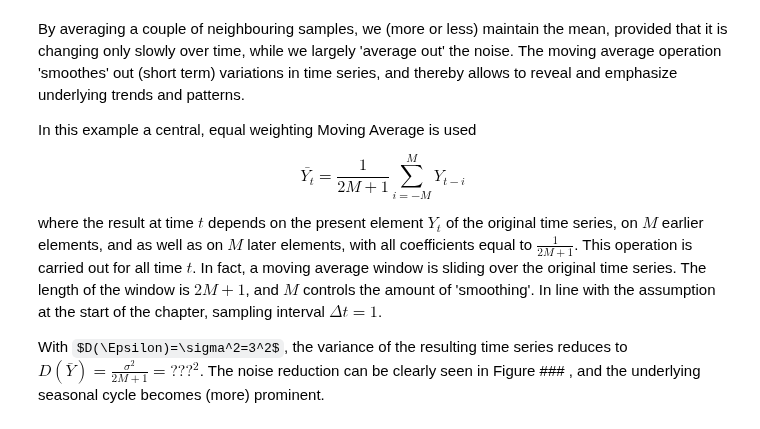
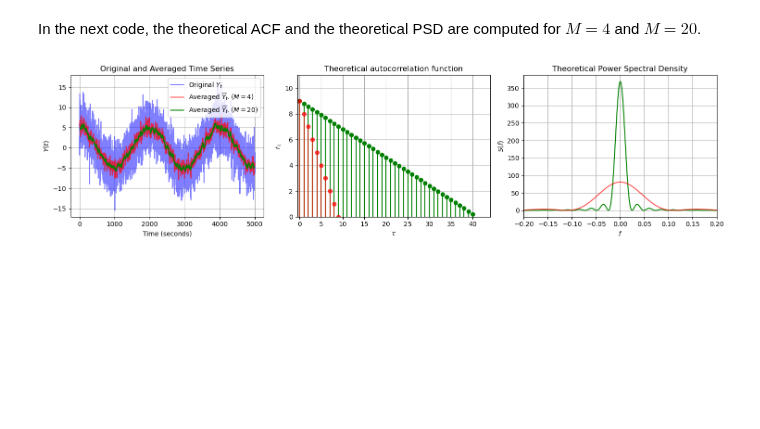
Before and after one commit to TUDelft-MUDE/book, a Jupyter notebook: book/time_series/movingAverage.ipynb, the cells around one changed output. Drawn from its saved outputs; the diff is of its cells as text; code cells hidden in the pictures; some formulas as TeX source; blank space fills up the shorter version.

```diff
--- a/book/time_series/movingAverage.ipynb
+++ b/book/time_series/movingAverage.ipynb
@@ -75,19 +107,58 @@ which hold for $\mu = 0$
-# %% [markdown]
-By averaging a couple of neighbouring samples, we (more or less) maintain the mean, provided that it is changing only slowly over time,
-while we largely 'average out' the noise. The moving average operation 'smoothes' out (short term) variations in time series,
-and thereby allows to reveal and emphasize underlying trends and patterns.
-
-In this example a central, equal weighting Moving Average is used
-
-$$
-\bar{Y_t} = \frac{1}{2M+1} \sum_{i=-M}^{M} Y_{t-i}
-$$
-
-where the result at time $t$ depends on the present element $Y_t$ of the original time series, on $M$ earlier elements,
-and as well as on $M$ later elements, with all coefficients equal to $\frac{1}{2M+1}$. This operation is carried out for all time $t$.
-In fact, a moving average window is sliding over the original time series.
-The length of the window is $2M+1$, and $M$ controls the amount of 'smoothing'. In line with the assumption
-at the start of the chapter, sampling interval $\Delta t = 1$.
-
-With $D(\Epsilon)=\sigma^2=3^2$, the variance of the resulting time series reduces to $D(\bar{Y})=\frac{\sigma^2}{2M+1}=???^2$.
-The noise reduction can be clearly seen in Figure ### <link>, and the underlying seasonal cycle becomes (more) prominent.
+# %% [markdown]
+In the next code, the theoretical ACF and the theoretical PSD are computed for $M=4$ and $M=20$.
+# %%
+L =  2 * M + 1
+L_2 =  2 * (M_2) + 1
+
+# Generate tau values (lags)
+taus = np.arange(-L_2 + 1, L_2)  # from -(L-1) to L-1
+
+# Compute autocorrelation r_tau
+r_tau = sigma**2 * (1 - np.abs(taus) / L)
+r_tau_2 = sigma**2 * (1 - np.abs(taus) / L_2)
+
+# Frequency axis
+f = np.linspace(-0.5, 0.5, 1000)  # normalized frequency
+
+# Power Spectral Density
+S_f = L * sigma**2 * (np.sinc(L * f))**2
+S_f_2 = L_2 * sigma**2 * (np.sinc(L_2 * f))**2
+
+# Create figure with 1 row and 3 columns
+fig, axs = plt.subplots(1, 3, figsize=(15, 4))
+
+# Time series plot
+axs[0].plot(time, y, label='Original $Y_t$', color='b', alpha=0.5)
+axs[0].plot(time, Y_bar, label='Averaged $\overline{Y}_t. (M = 4)$', color='red', alpha=0.7)
+axs[0].plot(time, Y_bar2, label='Averaged $\overline{Y}_t. (M = 20)$', color='green')
+axs[0].set_xlabel('Time (seconds)')
+axs[0].set_ylabel(r'$Y(t)$')
+axs[0].set_title('Original and Averaged Time Series')
+axs[0].grid(True)
+axs[0].legend()
+
+# Autocorrelation plot
+axs[1].stem(taus, r_tau_2, linefmt='g-', markerfmt='go', basefmt=' ')
+markerline, stemlines, baseline = axs[1].stem(taus, r_tau, linefmt='r-', markerfmt='ro', basefmt=' ')
+plt.setp(stemlines, alpha=0.7)
+plt.setp(markerline, alpha=0.7)
+axs[1].set_xlabel(r'$\tau$')
+axs[1].set_ylabel(r'$r_{\tau}$')
+axs[1].set_title('Theoretical autocorrelation function')
+axs[1].grid(True)
+axs[1].set_ylim(bottom=0)
+axs[1].set_xlim(left=-0.5)
+
+# PSD plot
+axs[2].plot(f, S_f_2, color='green')
+axs[2].plot(f, S_f, color='red', alpha=0.7)
+axs[2].set_xlabel(r'$f$')
+axs[2].set_ylabel(r'$S(f)$')
+axs[2].set_title('Theoretical Power Spectral Density')
+axs[2].grid(True)
+axs[2].set_xlim(-0.2, 0.2)
+
+plt.tight_layout()
+plt.show()
+# %% [output]
+[figure, added]
```
Also changed, not shown: parts of 7 cells of this notebook.
